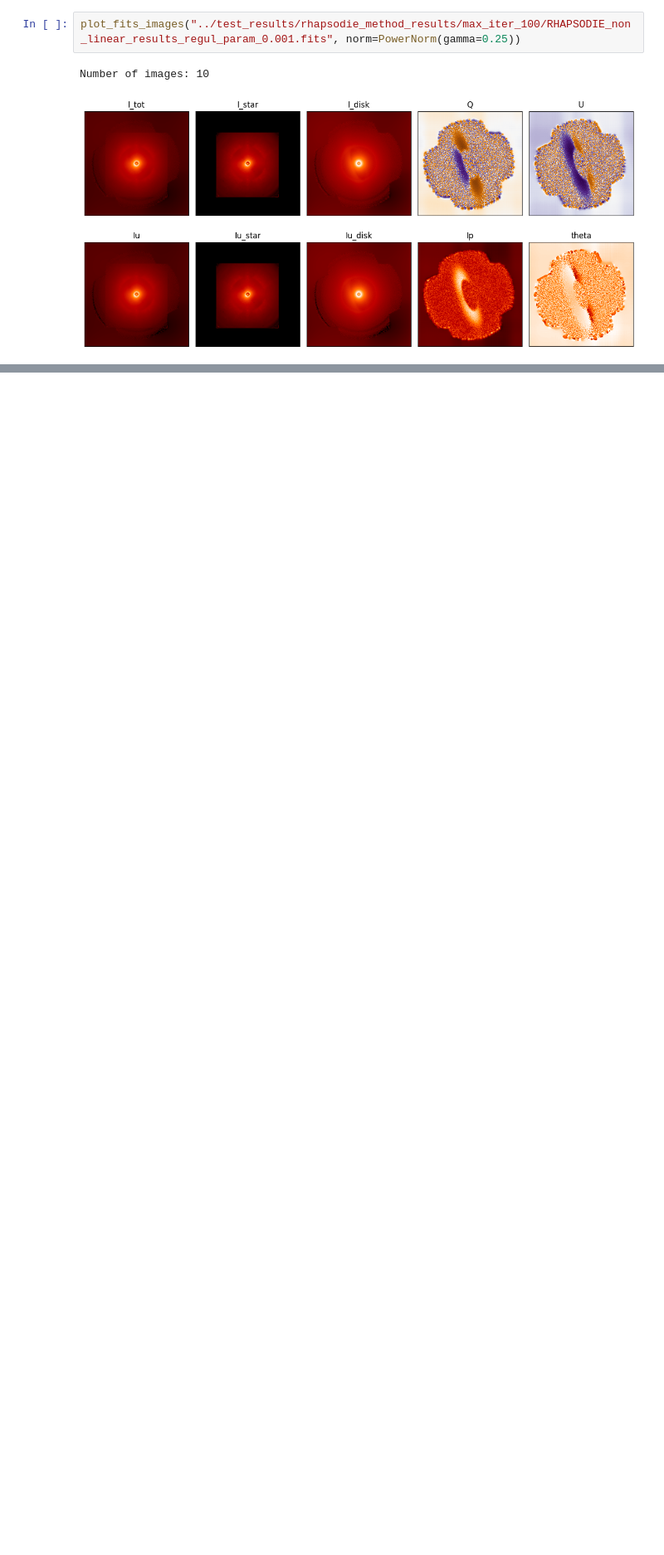
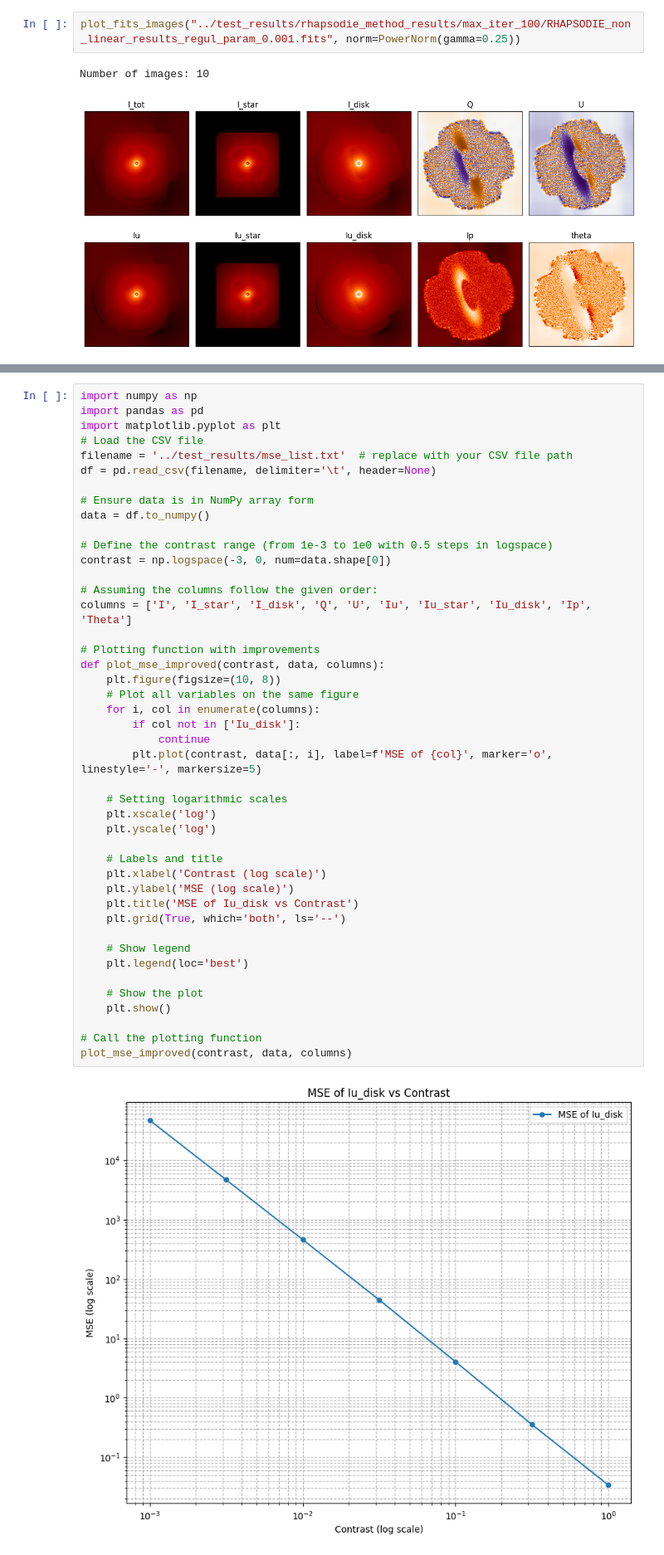
Before and after one commit to LaurenceDenneulin/Rhapsodie.jl, a Jupyter notebook: src/metrics.ipynb, the cells around one changed output, grey strips where cells are left out. Shown at 83% size. Cells and saved outputs as stored; diff of their text form; blank space fills up the shorter version.

```diff
--- a/src/metrics.ipynb
+++ b/src/metrics.ipynb
@@ -310,0 +324,46 @@ Number of images: 10
+# %%
+import numpy as np
+import pandas as pd
+import matplotlib.pyplot as plt
+# Load the CSV file
+filename = '../test_results/mse_list.txt'  # replace with your CSV file path
+df = pd.read_csv(filename, delimiter='\t', header=None)
+
+# Ensure data is in NumPy array form
+data = df.to_numpy()
+
+# Define the contrast range (from 1e-3 to 1e0 with 0.5 steps in logspace)
+contrast = np.logspace(-3, 0, num=data.shape[0])
+
+# Assuming the columns follow the given order:
+columns = ['I', 'I_star', 'I_disk', 'Q', 'U', 'Iu', 'Iu_star', 'Iu_disk', 'Ip', 'Theta']
+
+# Plotting function with improvements
+def plot_mse_improved(contrast, data, columns):
+    plt.figure(figsize=(10, 8))
+    # Plot all variables on the same figure
+    for i, col in enumerate(columns):
+        if col not in ['Iu_disk']:
+            continue
+        plt.plot(contrast, data[:, i], label=f'MSE of {col}', marker='o', linestyle='-', markersize=5)
+
+    # Setting logarithmic scales
+    plt.xscale('log')
+    plt.yscale('log')
+
+    # Labels and title
+    plt.xlabel('Contrast (log scale)')
+    plt.ylabel('MSE (log scale)')
+    plt.title('MSE of Iu_disk vs Contrast')
+    plt.grid(True, which='both', ls='--')
+
+    # Show legend
+    plt.legend(loc='best')
+
+    # Show the plot
+    plt.show()
+
+# Call the plotting function
+plot_mse_improved(contrast, data, columns)
+# %% [output]
+[figure, added]
```
Also changed, not shown: parts of 1 cell of this notebook, 6 other files.
